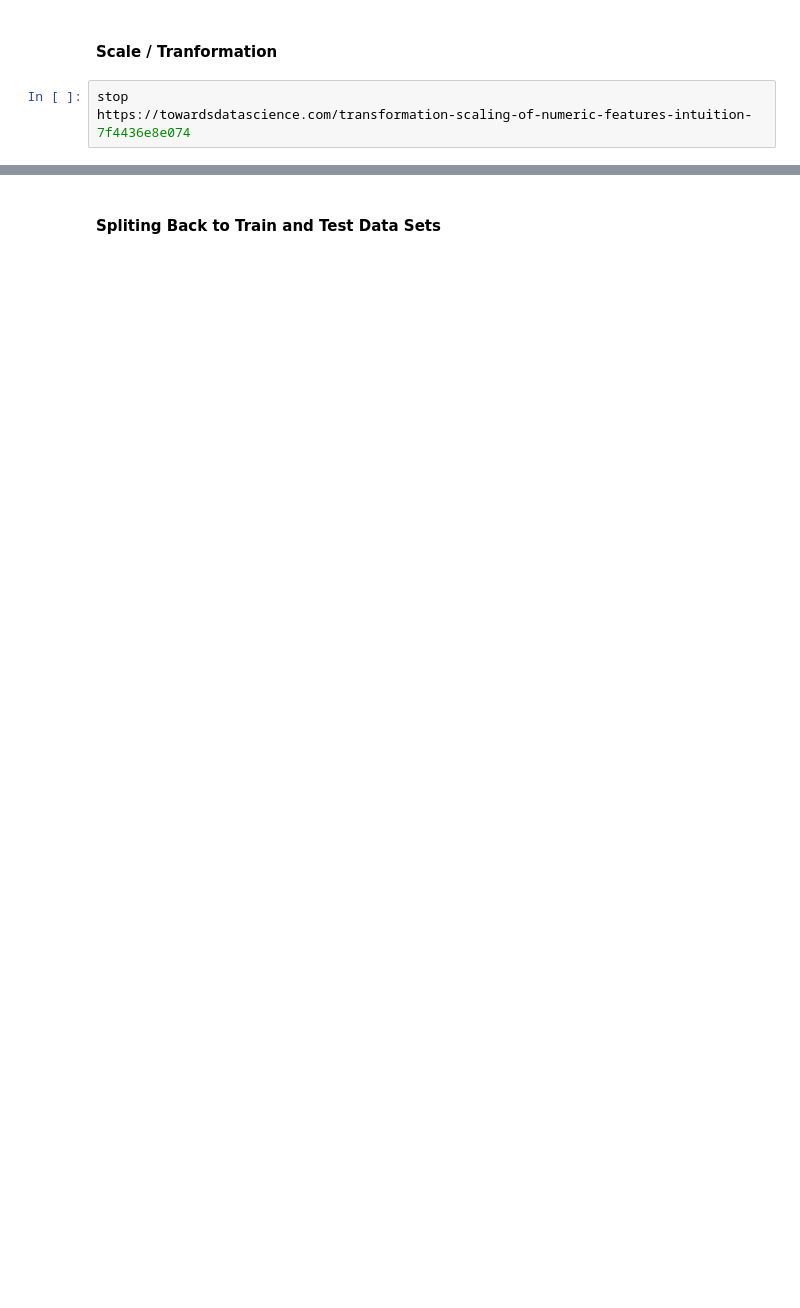
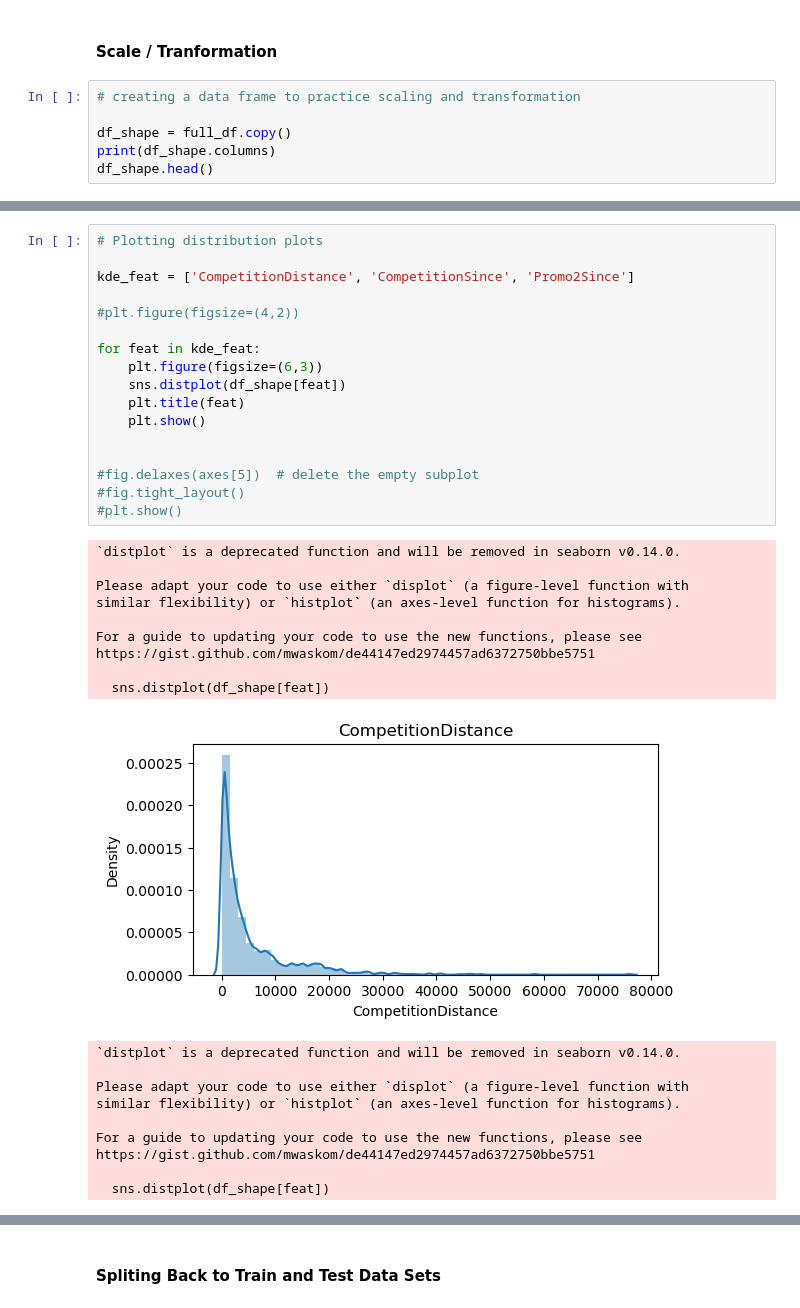
Before and after one commit to lynnmench/Rossmann_Store_Sales, a Jupyter notebook: Rossmann_Store_EDA.ipynb, the cells around one changed output, grey strips where cells are left out. Saved outputs shown, nothing was run; the diff lists cells and outputs as text; blank space fills up the shorter version.

Commit message:
scale and transformation

```diff
--- a/Rossmann_Store_EDA.ipynb
+++ b/Rossmann_Store_EDA.ipynb
@@ -982,5 +984,8 @@ Index(['Store', 'DayOfWeek', 'Date', 'Sales', 'Open', 'Promo', 'SchoolHoliday',
 # %% [markdown]
 #### Scale / Tranformation
 # %%
-stop
-https://towardsdatascience.com/transformation-scaling-of-numeric-features-intuition-7f4436e8e074
+# creating a data frame to practice scaling and transformation
+
+df_shape = full_df.copy()
+print(df_shape.columns)
+df_shape.head()
@@ -986,0 +1006,37 @@ https://towardsdatascience.com/transformation-scaling-of-numeric-features-intuit
+# %%
+# Plotting distribution plots
+
+kde_feat = ['CompetitionDistance', 'CompetitionSince', 'Promo2Since']
+
+#plt.figure(figsize=(4,2))
+
+for feat in kde_feat:
+    plt.figure(figsize=(6,3))
+    sns.distplot(df_shape[feat])
+    plt.title(feat)
+    plt.show()
+
+
+#fig.delaxes(axes[5])  # delete the empty subplot
+#fig.tight_layout()
+#plt.show()
+# %% [output]
+`distplot` is a deprecated function and will be removed in seaborn v0.14.0.
+
+Please adapt your code to use either `displot` (a figure-level function with
+similar flexibility) or `histplot` (an axes-level function for histograms).
+
+For a guide to updating your code to use the new functions, please see
+https://gist.github.com/mwaskom/de44147ed2974457ad6372750bbe5751
+
+  sns.distplot(df_shape[feat])
+[figure, added]
+`distplot` is a deprecated function and will be removed in seaborn v0.14.0.
+
+Please adapt your code to use either `displot` (a figure-level function with
+similar flexibility) or `histplot` (an axes-level function for histograms).
+
+For a guide to updating your code to use the new functions, please see
+https://gist.github.com/mwaskom/de44147ed2974457ad6372750bbe5751
+
+  sns.distplot(df_shape[feat])
```
Also changed, not shown: parts of 14 cells of this notebook, 1 other file.
